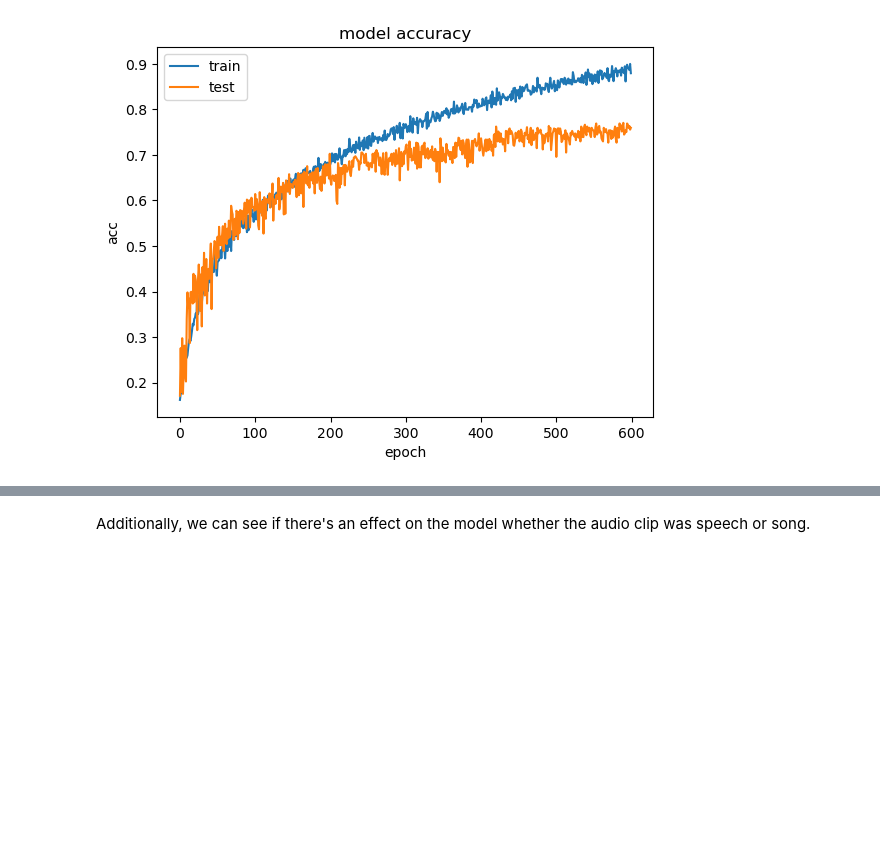
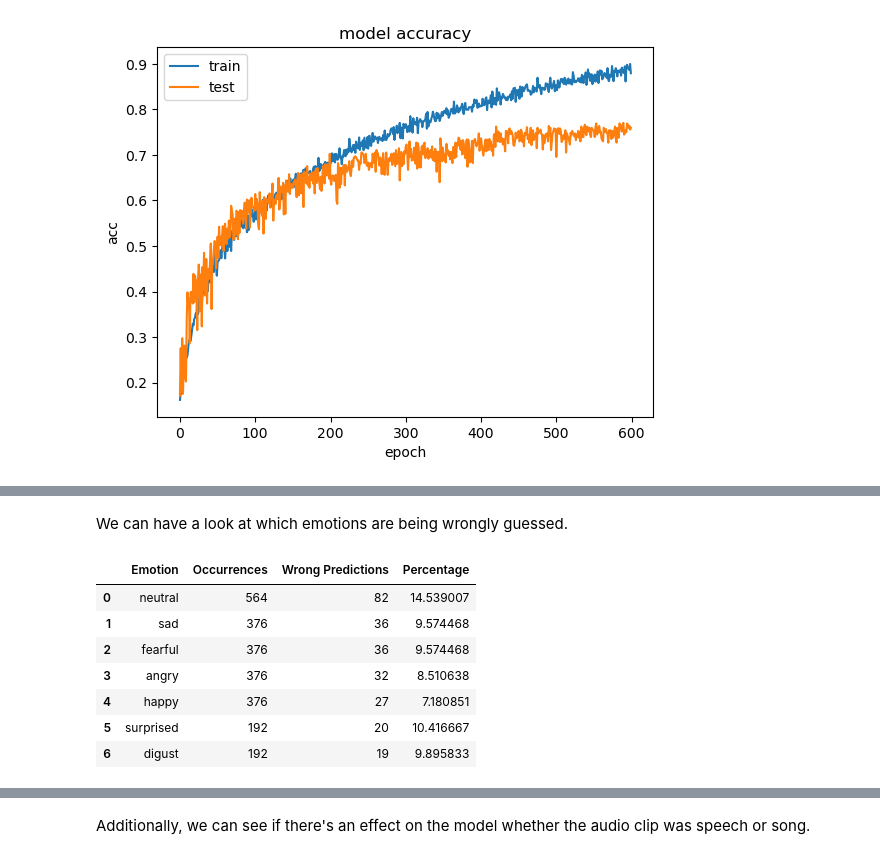
Before and after one commit to benteoh/reactberry, a Jupyter notebook: SentimentModel/SentimentModelTraining.ipynb, the cells around one changed output, grey strips where cells are left out. Drawn from its saved outputs; the diff is of its cells as text; code cells hidden in the pictures; blank space fills up the shorter version.

```diff
--- a/SentimentModel/SentimentModelTraining.ipynb
+++ b/SentimentModel/SentimentModelTraining.ipynb
@@ -160,0 +165,31 @@ We can look at it predicts different emotions whether it was labelled as strong
+# %% [markdown]
+We can have a look at which emotions are being wrongly guessed.
+# %%
+pred_labels = np.argmax(preds, axis=1)
+pred_df = pd.DataFrame({'predictions':pred_labels})
+result_df = pd.concat([df, pred_df], axis=1).drop('feature', axis=1)
+
+# Count occurrences of each emotion
+emotion_counts = result_df['emotion'].value_counts()
+
+# Count occurrences of wrong predictions
+wrong_predictions = result_df[result_df['emotion'] != result_df['predictions']]
+wrong_prediction_counts = wrong_predictions['emotion'].value_counts()
+
+# Create a new DataFrame for emotion, occurrences, and wrong predictions
+counts_df = pd.DataFrame({'emotion': emotion_counts.index,
+                          'occurrences': emotion_counts.values,
+                          'wrong predictions': wrong_prediction_counts.values,
+                          'percentage': wrong_prediction_counts.values / emotion_counts.values * 100})
+
+counts_df['Emotion'] = counts_df['Emotion'].map(lambda x : get_emotion_str(x))
+counts_df
+# %% [output]
+|  | Emotion | Occurrences | Wrong Predictions | Percentage |
+| 0 | neutral | 564 | 82 | 14.539007 |
+| 1 | sad | 376 | 36 | 9.574468 |
+| 2 | fearful | 376 | 36 | 9.574468 |
+| 3 | angry | 376 | 32 | 8.510638 |
+| 4 | happy | 376 | 27 | 7.180851 |
+| 5 | surprised | 192 | 20 | 10.416667 |
+| 6 | digust | 192 | 19 | 9.895833 |
```
Also changed, not shown: parts of 7 cells of this notebook, 1 other file.
